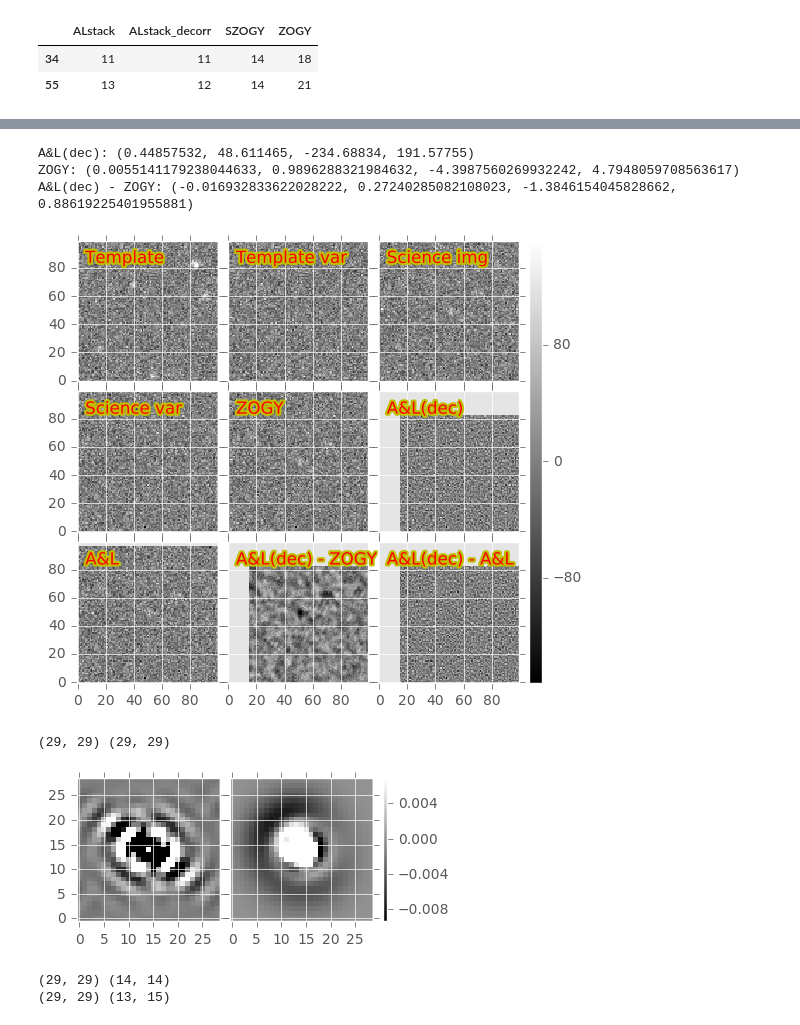
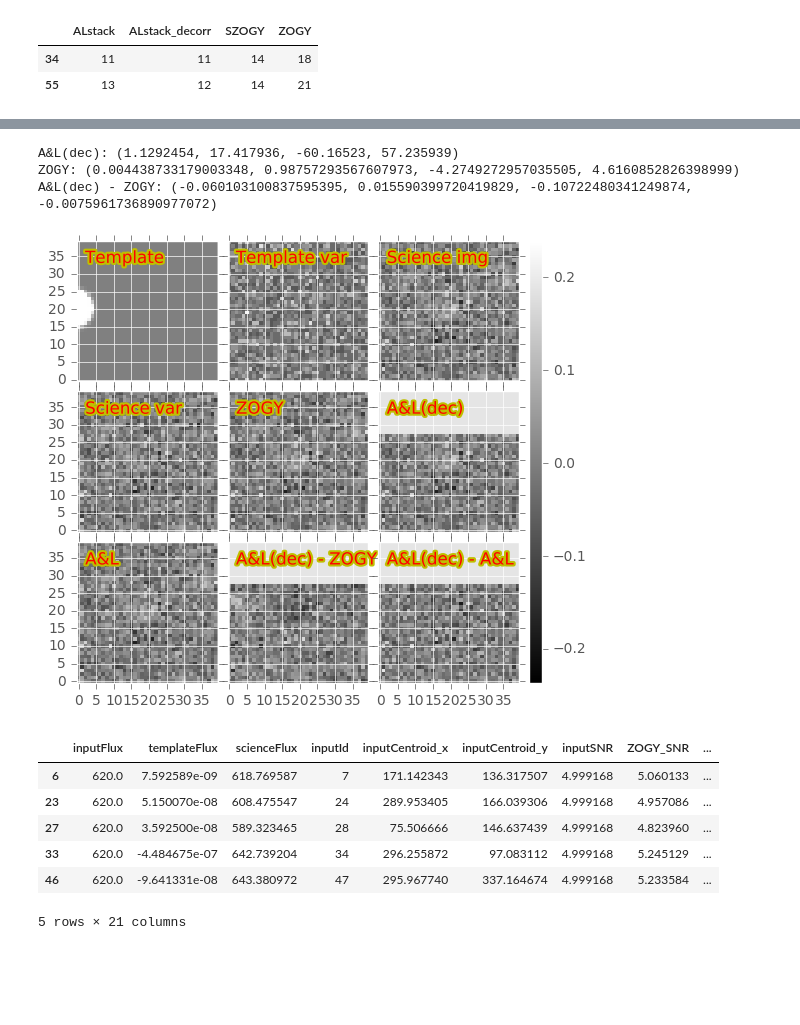
Before and after one commit to lsst-dm/diffimTests, a Jupyter notebook: 31. new tests.ipynb, the cells around one changed output, grey strips where cells are left out. Saved outputs shown, nothing was run; the diff lists cells and outputs as text; code cells hidden in the pictures; blank space fills up the shorter version.

```diff
--- a/31. new tests.ipynb
+++ b/31. new tests.ipynb
@@ -191,22 +188,19 @@ dit.sizeme(df[(df.ZOGY_detected == False) & (df.ALstack_detected == False) & (df
 3 rows × 21 columns
-# %%
-testObj.doPlot([451, 63, 50]);
-# %% [output]
-A&L(dec): (0.44857532, 48.611465, -234.68834, 191.57755)
-ZOGY: (0.0055141179238044633, 0.9896288321984632, -4.3987560269932242, 4.7948059708563617)
-A&L(dec) - ZOGY: (-0.016932833622028222, 0.27240285082108023, -1.3846154045828662, 0.88619225401955881)
-[figure, removed]
-# %%
-pck = testObj.ALres.decorrelationKernel
-mk = dit.afw.alPsfMatchingKernelToArray(testObj.ALres.psfMatchingKernel, testObj.ALres.subtractedExposure)
-print pck.shape, mk.shape
-dit.plotImageGrid((pck, mk))
-# %% [output]
-(29, 29) (29, 29)
-[figure, removed]
-# %%
-print pck.shape, np.unravel_index(np.argmax(pck), pck.shape)
-print mk.shape, np.unravel_index(np.argmax(mk), mk.shape)
-# %% [output]
-(29, 29) (14, 14)
-(29, 29) (13, 15)
+# %%
+testObj.doPlot([tmp.inputCentroid_y.values[0], tmp.inputCentroid_x.values[0], 20]);
+# %% [output]
+A&L(dec): (1.1292454, 17.417936, -60.16523, 57.235939)
+ZOGY: (0.004438733179003348, 0.98757293567607973, -4.2749272957035505, 4.6160852826398999)
+A&L(dec) - ZOGY: (-0.060103100837595395, 0.015590399720419829, -0.10722480341249874, -0.0075961736890977072)
+[figure, added]
+# %%
+tmp = df[(df.ZOGY_detected == True) & (df.ALstack_detected == False)]
+dit.sizeme(tmp)
+# %% [output]
+|  | inputFlux | templateFlux | scienceFlux | inputId | inputCentroid_x | inputCentroid_y | inputSNR | ZOGY_SNR | ... |
+| 6 | 620.0 | 7.592589e-09 | 618.769587 | 7 | 171.142343 | 136.317507 | 4.999168 | 5.060133 | ... |
+| 23 | 620.0 | 5.150070e-08 | 608.475547 | 24 | 289.953405 | 166.039306 | 4.999168 | 4.957086 | ... |
+| 27 | 620.0 | 3.592500e-08 | 589.323465 | 28 | 75.506666 | 146.637439 | 4.999168 | 4.823960 | ... |
+| 33 | 620.0 | -4.484675e-07 | 642.739204 | 34 | 296.255872 | 97.083112 | 4.999168 | 5.245129 | ... |
+| 46 | 620.0 | -9.641331e-08 | 643.380972 | 47 | 295.967740 | 337.164674 | 4.999168 | 5.233584 | ... |
+5 rows × 21 columns
```
Also changed, not shown: parts of 5 cells of this notebook, 5 other files.
